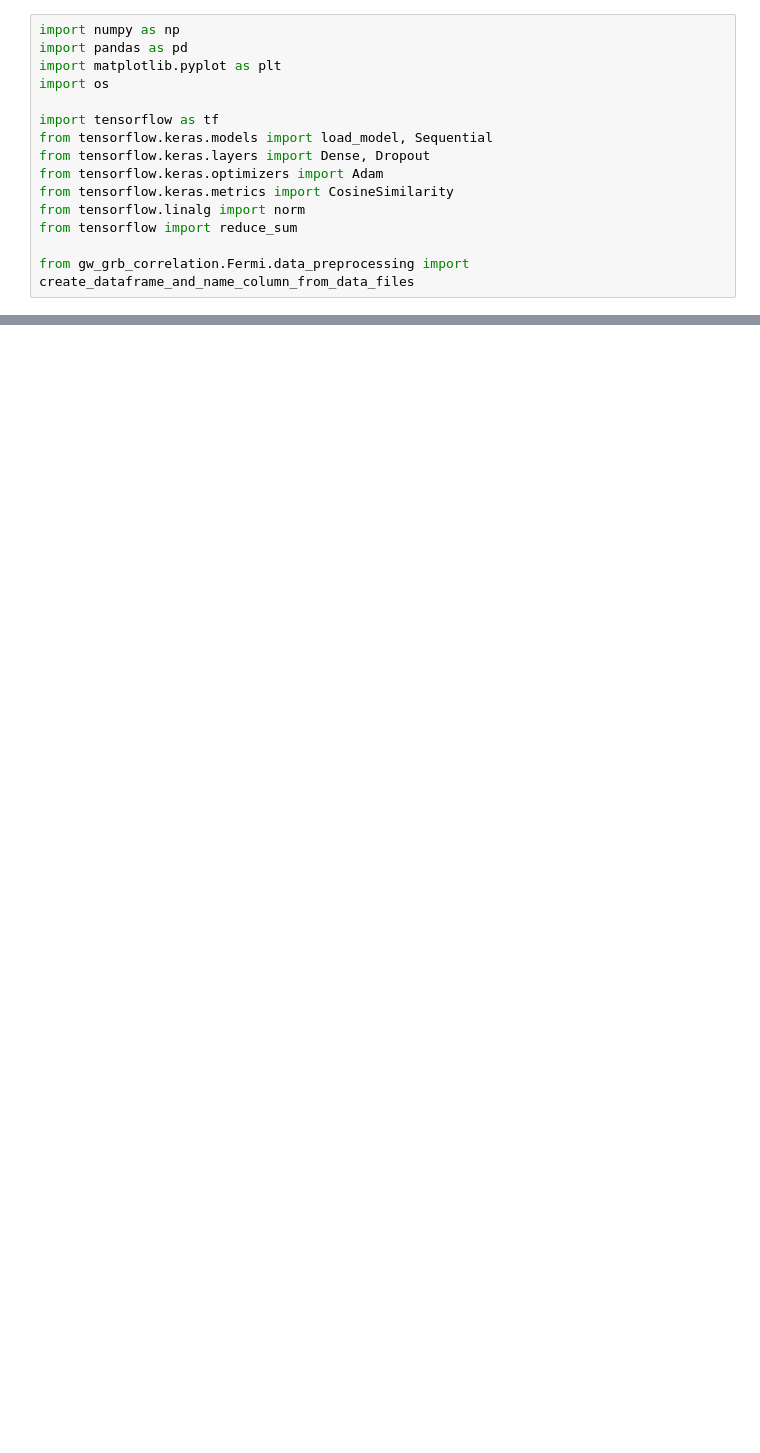
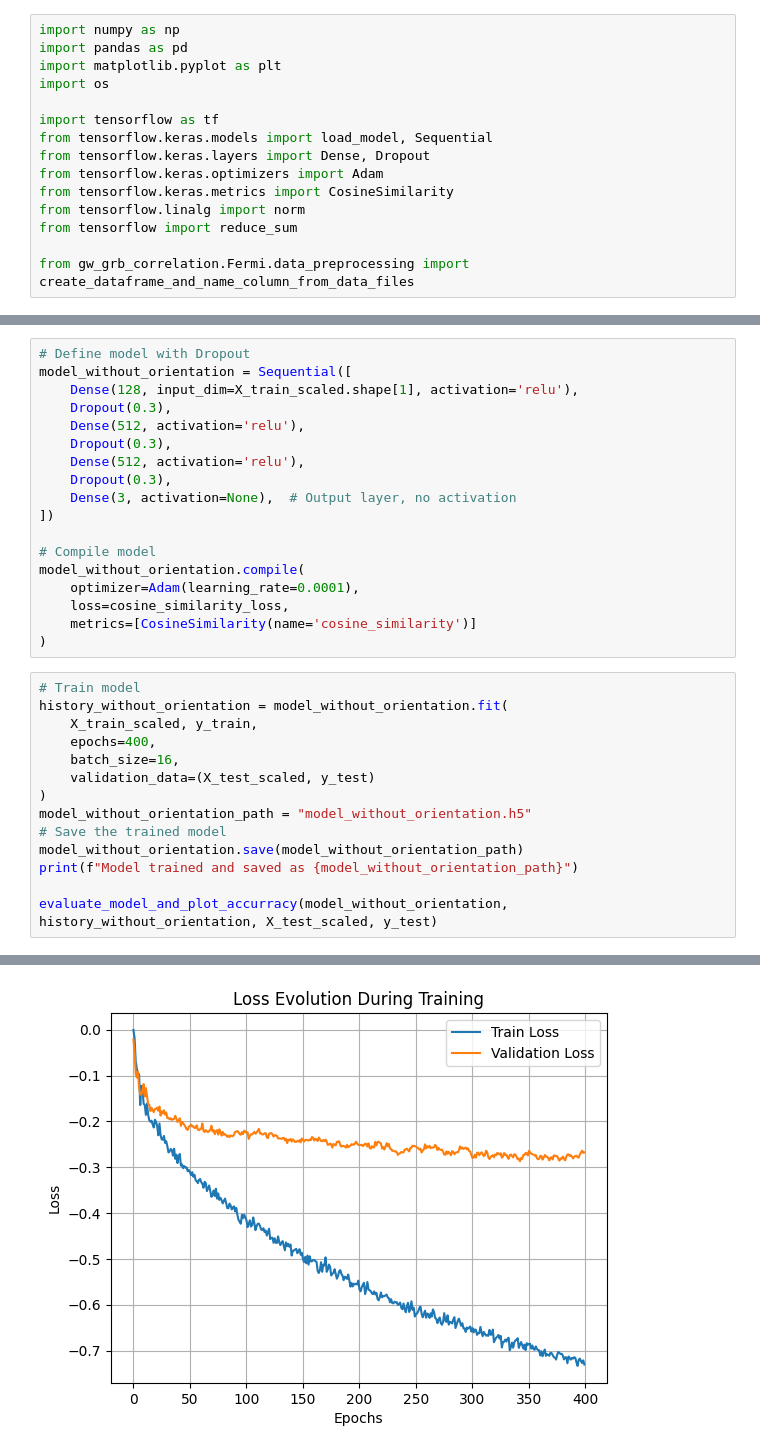
Before and after one commit to PHYS549/group_project_2025, a Jupyter notebook: demo/fermi_position_predictor.ipynb, the cells around one changed output, grey strips where cells are left out. Drawn from its saved outputs; the diff is of its cells as text; blank space fills up the shorter version.

```diff
--- a/demo/fermi_position_predictor.ipynb
+++ b/demo/fermi_position_predictor.ipynb
@@ -406,0 +195,33 @@ Standard deviation of norms: 0.13268186
+# %%
+# Define model with Dropout
+model_without_orientation = Sequential([
+    Dense(128, input_dim=X_train_scaled.shape[1], activation='relu'),
+    Dropout(0.3),
+    Dense(512, activation='relu'),
+    Dropout(0.3),
+    Dense(512, activation='relu'),
+    Dropout(0.3),
+    Dense(3, activation=None),  # Output layer, no activation
+])
+
+# Compile model
+model_without_orientation.compile(
+    optimizer=Adam(learning_rate=0.0001),
+    loss=cosine_similarity_loss,
+    metrics=[CosineSimilarity(name='cosine_similarity')]
+)
+# %%
+# Train model
+history_without_orientation = model_without_orientation.fit(
+    X_train_scaled, y_train,
+    epochs=400,
+    batch_size=16,
+    validation_data=(X_test_scaled, y_test)
+)
+model_without_orientation_path = "model_without_orientation.h5"
+# Save the trained model
+model_without_orientation.save(model_without_orientation_path)
+print(f"Model trained and saved as {model_without_orientation_path}")
+
+evaluate_model_and_plot_accurracy(model_without_orientation, history_without_orientation, X_test_scaled, y_test)
+# %% [output]
@@ -406,0 +253 @@ Standard deviation of norms: 0.13268186
+[figure, added]
```
Also changed, not shown: parts of 14 cells of this notebook, 1 other file.
